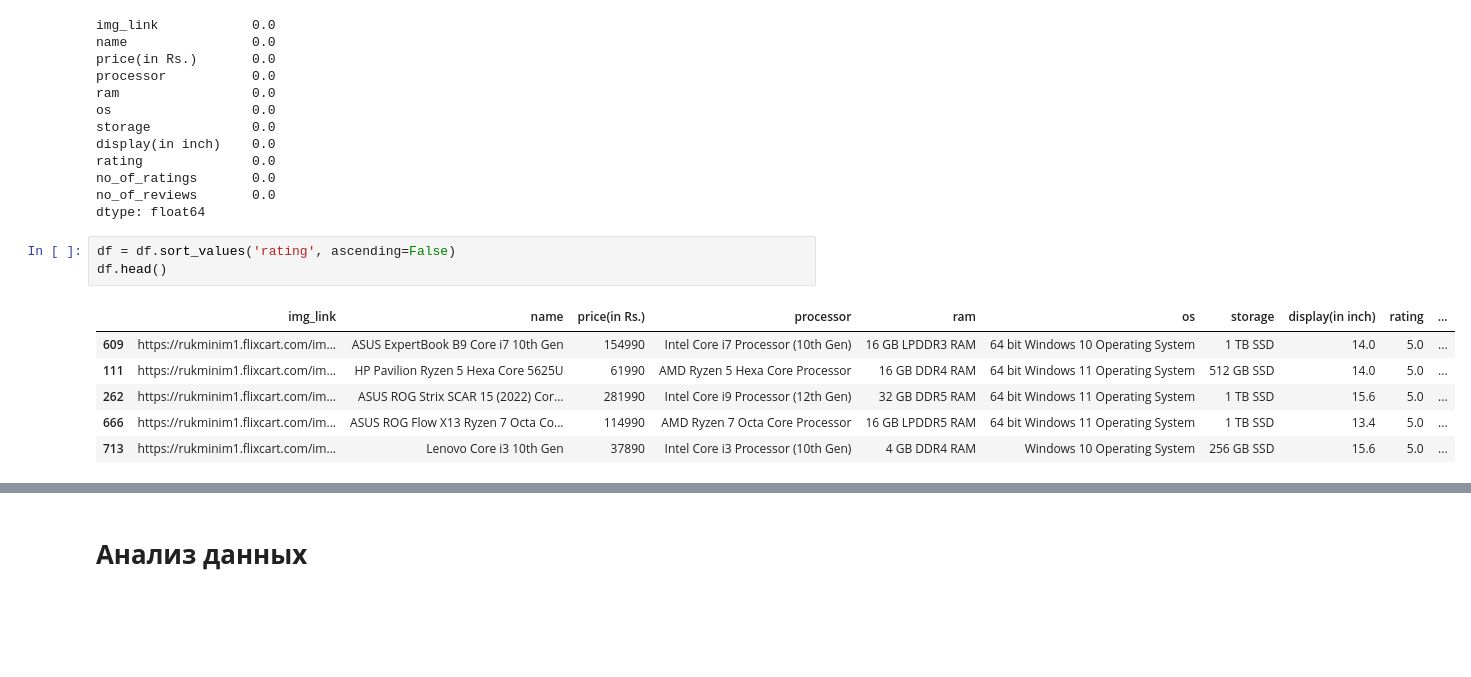
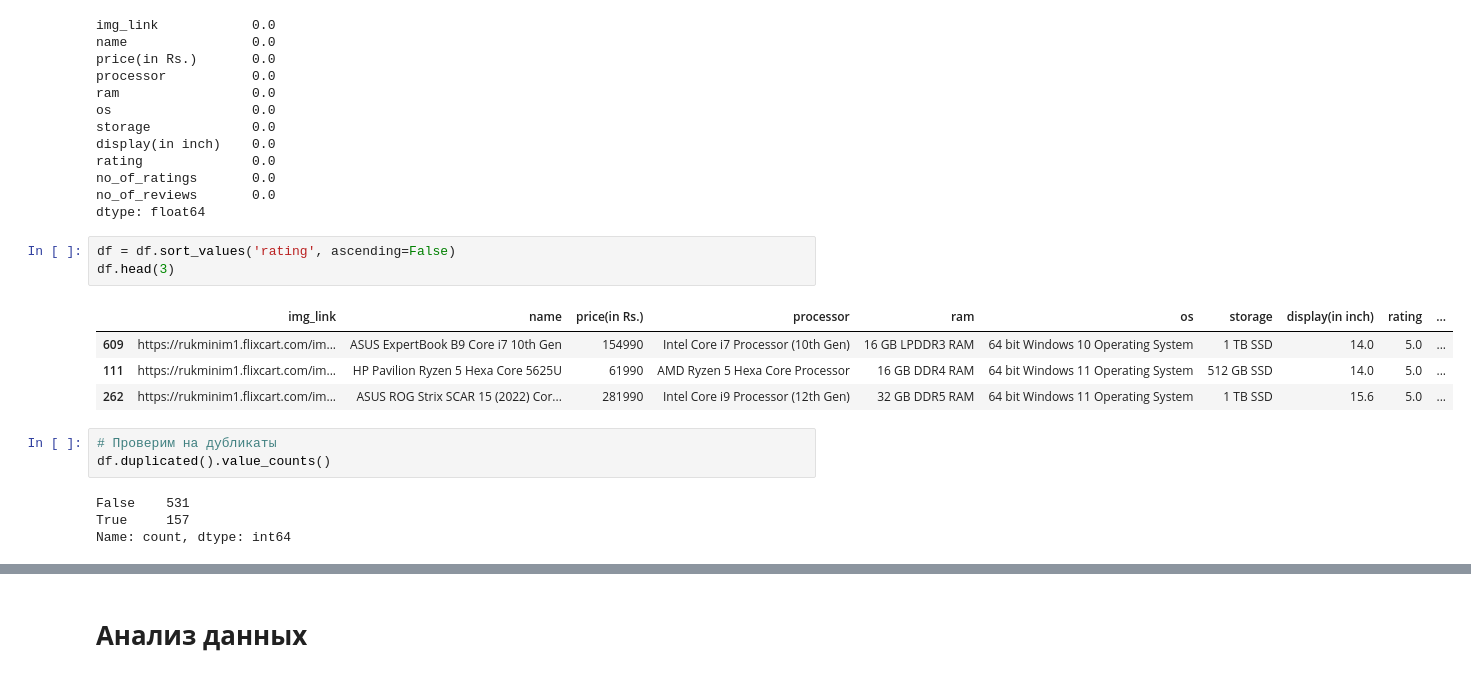
Before and after one commit to YarPhys/Analytics, a Jupyter notebook: The best laptop's characteristics/The_best_laptop's_characteristics.ipynb, the cells around one changed output, grey strips where cells are left out. Drawn from its saved outputs; the diff is of its cells as text; blank space fills up the shorter version.

```diff
--- a/The best laptop's characteristics/The_best_laptop's_characteristics.ipynb
+++ b/The best laptop's characteristics/The_best_laptop's_characteristics.ipynb
@@ -162,11 +162,16 @@ no_of_reviews       0.0
 dtype: float64
 # %%
 df = df.sort_values('rating', ascending=False)
-df.head()
+df.head(3)
 # %% [output]
 |  | img_link | name | price(in Rs.) | processor | ram | os | storage | display(in inch) | rating | ... |
 | 609 | https://rukminim1.flixcart.com/im... | ASUS ExpertBook B9 Core i7 10th Gen | 154990 | Intel Core i7 Processor (10th Gen) | 16 GB LPDDR3 RAM | 64 bit Windows 10 Operating System | 1 TB SSD | 14.0 | 5.0 | ... |
 | 111 | https://rukminim1.flixcart.com/im... | HP Pavilion Ryzen 5 Hexa Core 5625U | 61990 | AMD Ryzen 5 Hexa Core Processor | 16 GB DDR4 RAM | 64 bit Windows 11 Operating System | 512 GB SSD | 14.0 | 5.0 | ... |
 | 262 | https://rukminim1.flixcart.com/im... | ASUS ROG Strix SCAR 15 (2022) Cor... | 281990 | Intel Core i9 Processor (12th Gen) | 32 GB DDR5 RAM | 64 bit Windows 11 Operating System | 1 TB SSD | 15.6 | 5.0 | ... |
-| 666 | https://rukminim1.flixcart.com/im... | ASUS ROG Flow X13 Ryzen 7 Octa Co... | 114990 | AMD Ryzen 7 Octa Core Processor | 16 GB LPDDR5 RAM | 64 bit Windows 11 Operating System | 1 TB SSD | 13.4 | 5.0 | ... |
-| 713 | https://rukminim1.flixcart.com/im... | Lenovo Core i3 10th Gen | 37890 | Intel Core i3 Processor (10th Gen) | 4 GB DDR4 RAM | Windows 10 Operating System | 256 GB SSD | 15.6 | 5.0 | ... |
+# %%
+# Проверим на дубликаты
+df.duplicated().value_counts()
+# %% [output]
+False    531
+True     157
+Name: count, dtype: int64
```
Also changed, not shown: parts of 14 cells of this notebook.
